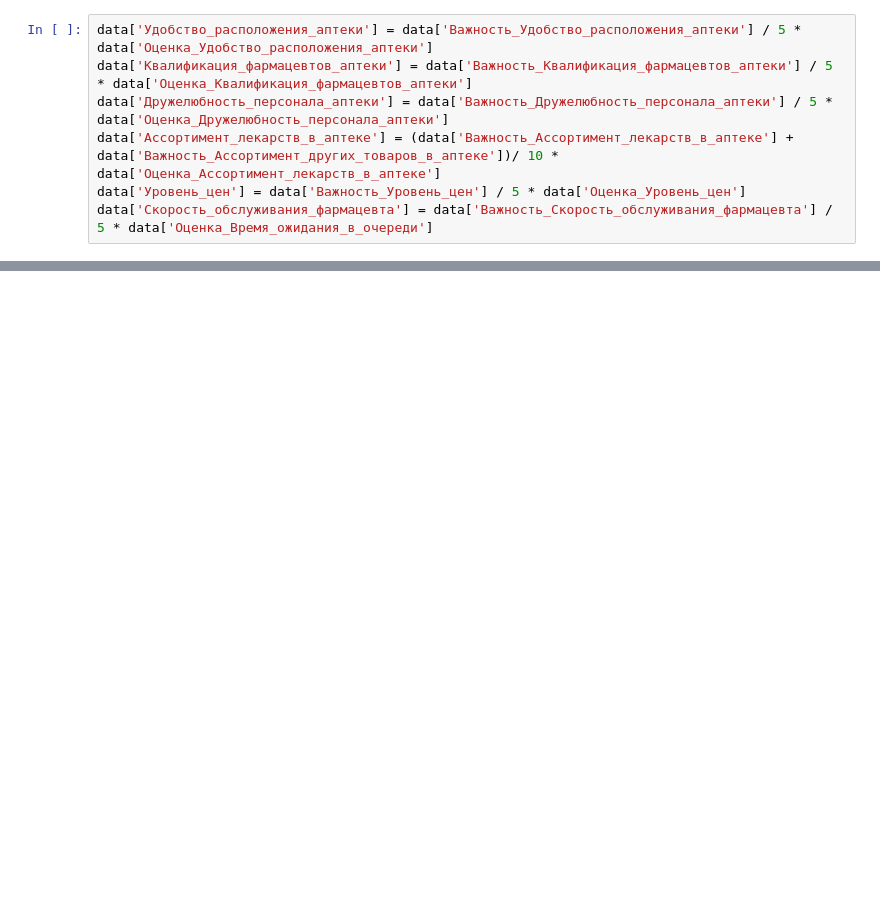
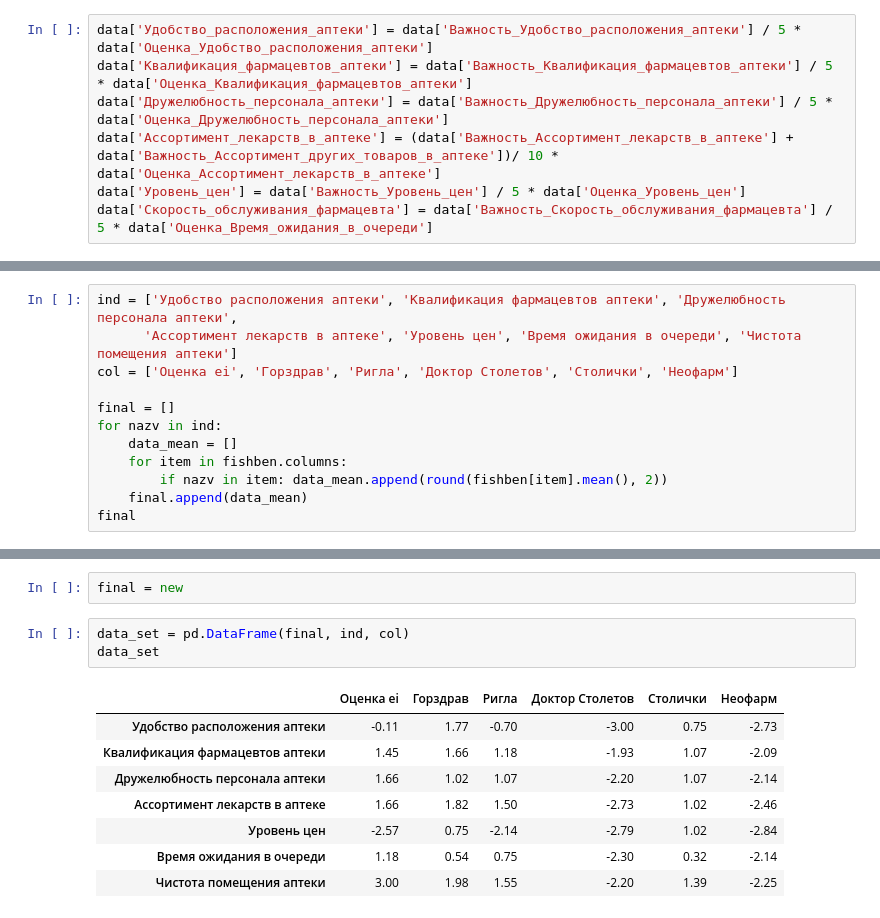
Before and after one commit to AnastasiiaAU/pp_project, a Jupyter notebook: Анализ данных аптеки.ipynb, the cells around one changed output, grey strips where cells are left out. Cells and saved outputs as stored; diff of their text form; blank space fills up the shorter version.

```diff
--- a/Анализ данных аптеки.ipynb
+++ b/Анализ данных аптеки.ipynb
@@ -281,0 +297,12 @@ coorrr.to_excel('correlation.xlsx')
+# %%
+ind = ['Удобство расположения аптеки', 'Квалификация фармацевтов аптеки', 'Дружелюбность персонала аптеки',
+      'Ассортимент лекарств в аптеке', 'Уровень цен', 'Время ожидания в очереди', 'Чистота помещения аптеки']
+col = ['Оценка ei', 'Горздрав', 'Ригла', 'Доктор Столетов', 'Столички', 'Неофарм']
+
+final = []
+for nazv in ind:
+    data_mean = []
+    for item in fishben.columns:
+        if nazv in item: data_mean.append(round(fishben[item].mean(), 2))
+    final.append(data_mean)
+final
@@ -281,0 +349,14 @@ coorrr.to_excel('correlation.xlsx')
+# %%
+final = new
+# %%
+data_set = pd.DataFrame(final, ind, col)
+data_set
+# %% [output]
+|  | Оценка ei | Горздрав | Ригла | Доктор Столетов | Столички | Неофарм |
+| Удобство расположения аптеки | -0.11 | 1.77 | -0.70 | -3.00 | 0.75 | -2.73 |
+| Квалификация фармацевтов аптеки | 1.45 | 1.66 | 1.18 | -1.93 | 1.07 | -2.09 |
+| Дружелюбность персонала аптеки | 1.66 | 1.02 | 1.07 | -2.20 | 1.07 | -2.14 |
+| Ассортимент лекарств в аптеке | 1.66 | 1.82 | 1.50 | -2.73 | 1.02 | -2.46 |
+| Уровень цен | -2.57 | 0.75 | -2.14 | -2.79 | 1.02 | -2.84 |
+| Время ожидания в очереди | 1.18 | 0.54 | 0.75 | -2.30 | 0.32 | -2.14 |
+| Чистота помещения аптеки | 3.00 | 1.98 | 1.55 | -2.20 | 1.39 | -2.25 |
```
Also changed, not shown: parts of 13 cells of this notebook.
